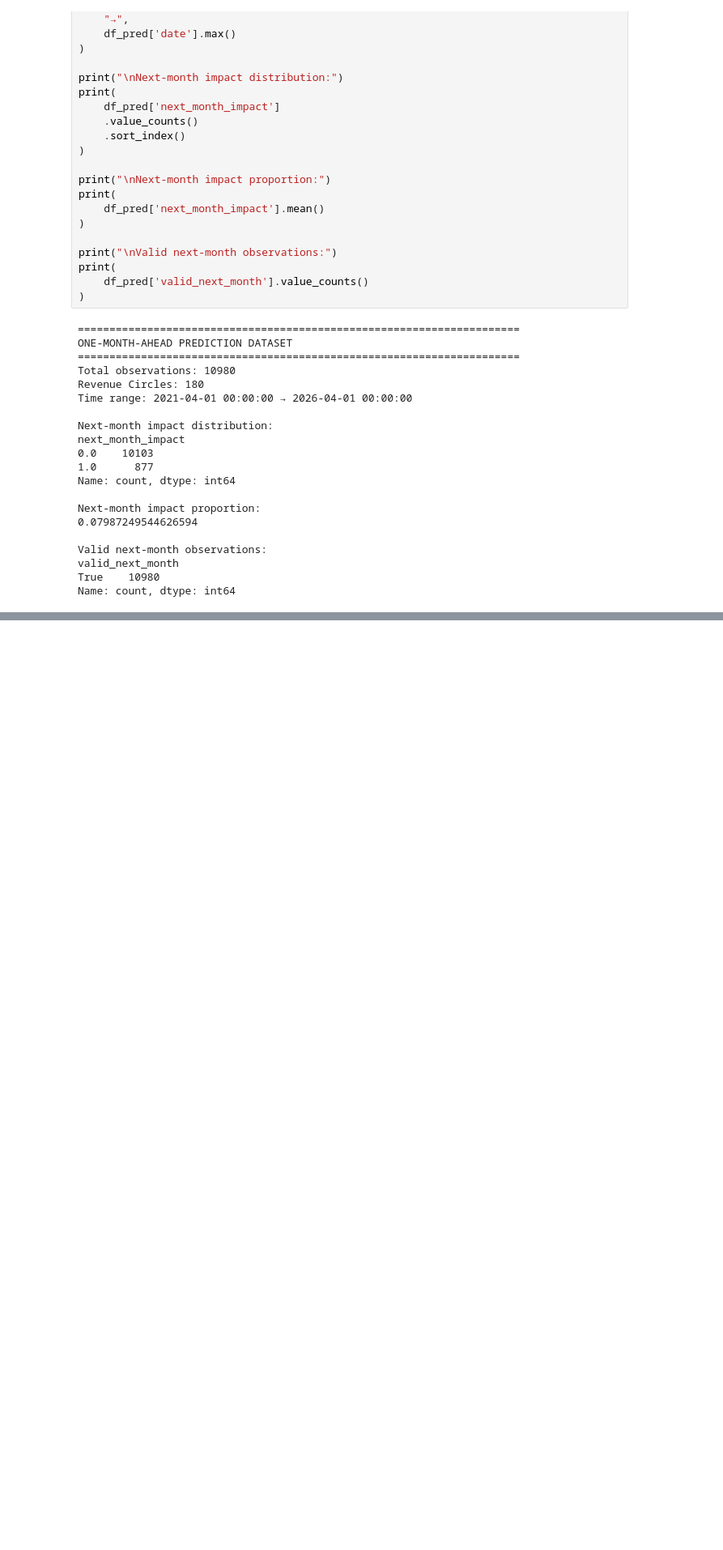
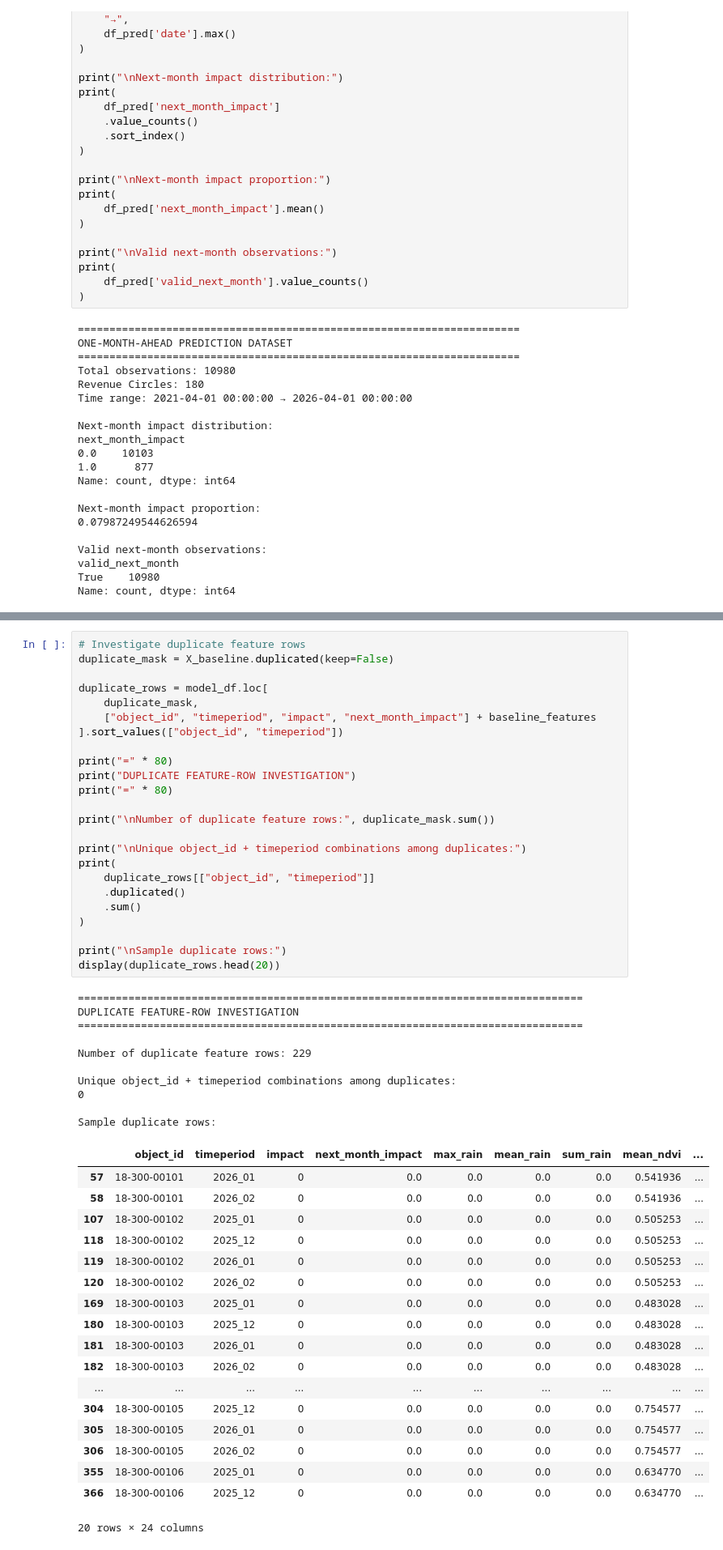
Before and after one commit to Samriddhi330/Assam-Flood-DSS, a Jupyter notebook: notebooks/EDA_FINAL.ipynb, the cells around one changed output, grey strips where cells are left out. Shown at 81% size. Cells and saved outputs as stored; diff of their text form; blank space fills up the shorter version.

```diff
--- a/notebooks/EDA_FINAL.ipynb
+++ b/notebooks/EDA_FINAL.ipynb
@@ -2275,0 +3296,53 @@ Name: count, dtype: int64
+# %%
+# Investigate duplicate feature rows
+duplicate_mask = X_baseline.duplicated(keep=False)
+
+duplicate_rows = model_df.loc[
+    duplicate_mask,
+    ["object_id", "timeperiod", "impact", "next_month_impact"] + baseline_features
+].sort_values(["object_id", "timeperiod"])
+
+print("=" * 80)
+print("DUPLICATE FEATURE-ROW INVESTIGATION")
+print("=" * 80)
+
+print("\nNumber of duplicate feature rows:", duplicate_mask.sum())
+
+print("\nUnique object_id + timeperiod combinations among duplicates:")
+print(
+    duplicate_rows[["object_id", "timeperiod"]]
+    .duplicated()
+    .sum()
+)
+
+print("\nSample duplicate rows:")
+display(duplicate_rows.head(20))
+# %% [output]
+================================================================================
+DUPLICATE FEATURE-ROW INVESTIGATION
+================================================================================
+
+Number of duplicate feature rows: 229
+
+Unique object_id + timeperiod combinations among duplicates:
+0
+
+Sample duplicate rows:
+|  | object_id | timeperiod | impact | next_month_impact | max_rain | mean_rain | sum_rain | mean_ndvi | ... |
+| 57 | 18-300-00101 | 2026_01 | 0 | 0.0 | 0.0 | 0.0 | 0.0 | 0.541936 | ... |
+| 58 | 18-300-00101 | 2026_02 | 0 | 0.0 | 0.0 | 0.0 | 0.0 | 0.541936 | ... |
+| 107 | 18-300-00102 | 2025_01 | 0 | 0.0 | 0.0 | 0.0 | 0.0 | 0.505253 | ... |
+| 118 | 18-300-00102 | 2025_12 | 0 | 0.0 | 0.0 | 0.0 | 0.0 | 0.505253 | ... |
+| 119 | 18-300-00102 | 2026_01 | 0 | 0.0 | 0.0 | 0.0 | 0.0 | 0.505253 | ... |
+| 120 | 18-300-00102 | 2026_02 | 0 | 0.0 | 0.0 | 0.0 | 0.0 | 0.505253 | ... |
+| 169 | 18-300-00103 | 2025_01 | 0 | 0.0 | 0.0 | 0.0 | 0.0 | 0.483028 | ... |
+| 180 | 18-300-00103 | 2025_12 | 0 | 0.0 | 0.0 | 0.0 | 0.0 | 0.483028 | ... |
+| 181 | 18-300-00103 | 2026_01 | 0 | 0.0 | 0.0 | 0.0 | 0.0 | 0.483028 | ... |
+| 182 | 18-300-00103 | 2026_02 | 0 | 0.0 | 0.0 | 0.0 | 0.0 | 0.483028 | ... |
+| ... | ... | ... | ... | ... | ... | ... | ... | ... | ... |
+| 304 | 18-300-00105 | 2025_12 | 0 | 0.0 | 0.0 | 0.0 | 0.0 | 0.754577 | ... |
+| 305 | 18-300-00105 | 2026_01 | 0 | 0.0 | 0.0 | 0.0 | 0.0 | 0.754577 | ... |
+| 306 | 18-300-00105 | 2026_02 | 0 | 0.0 | 0.0 | 0.0 | 0.0 | 0.754577 | ... |
+| 355 | 18-300-00106 | 2025_01 | 0 | 0.0 | 0.0 | 0.0 | 0.0 | 0.634770 | ... |
+| 366 | 18-300-00106 | 2025_12 | 0 | 0.0 | 0.0 | 0.0 | 0.0 | 0.634770 | ... |
+20 rows × 24 columns
```
Also changed, not shown: parts of 21 cells of this notebook.
